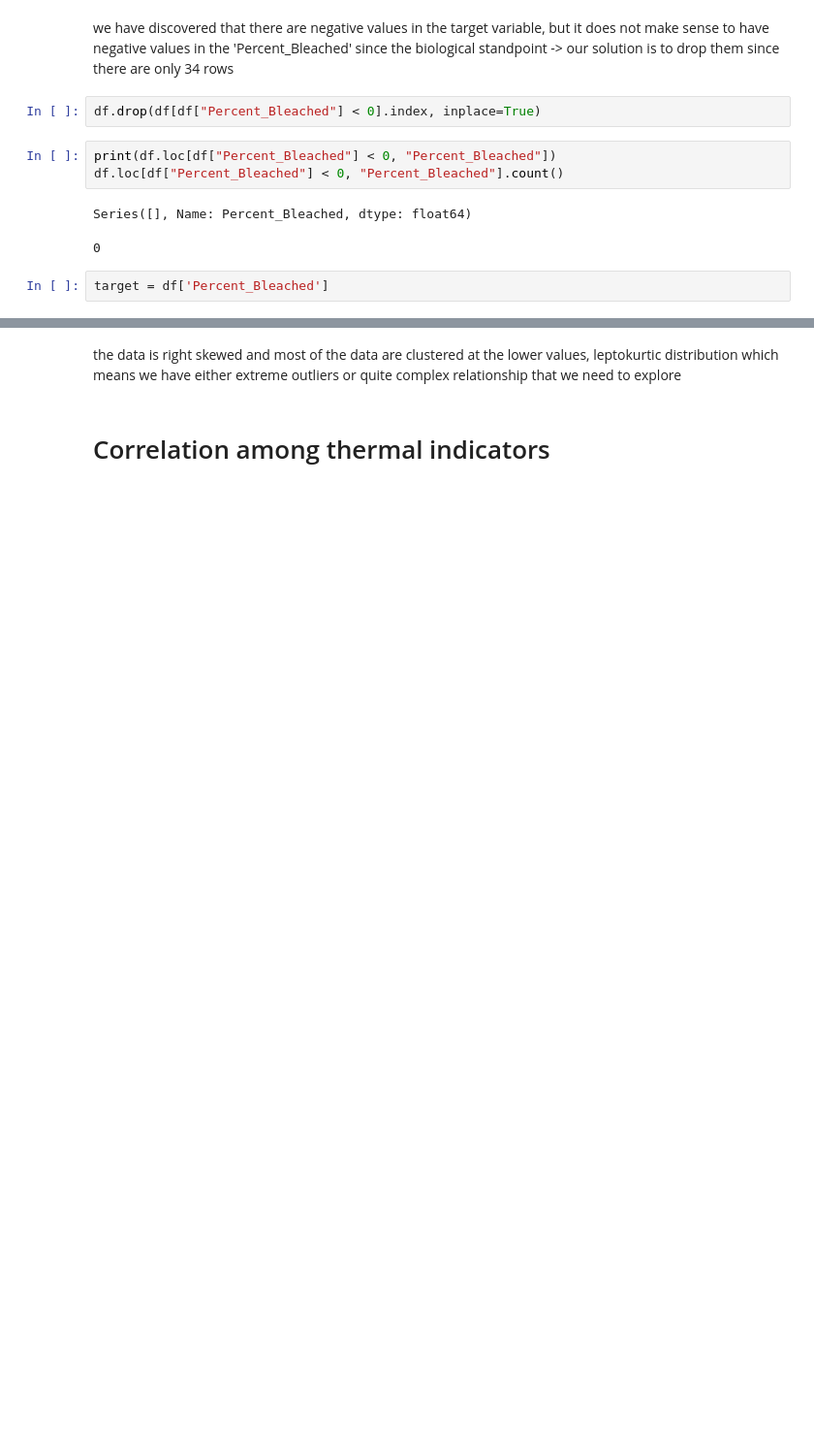
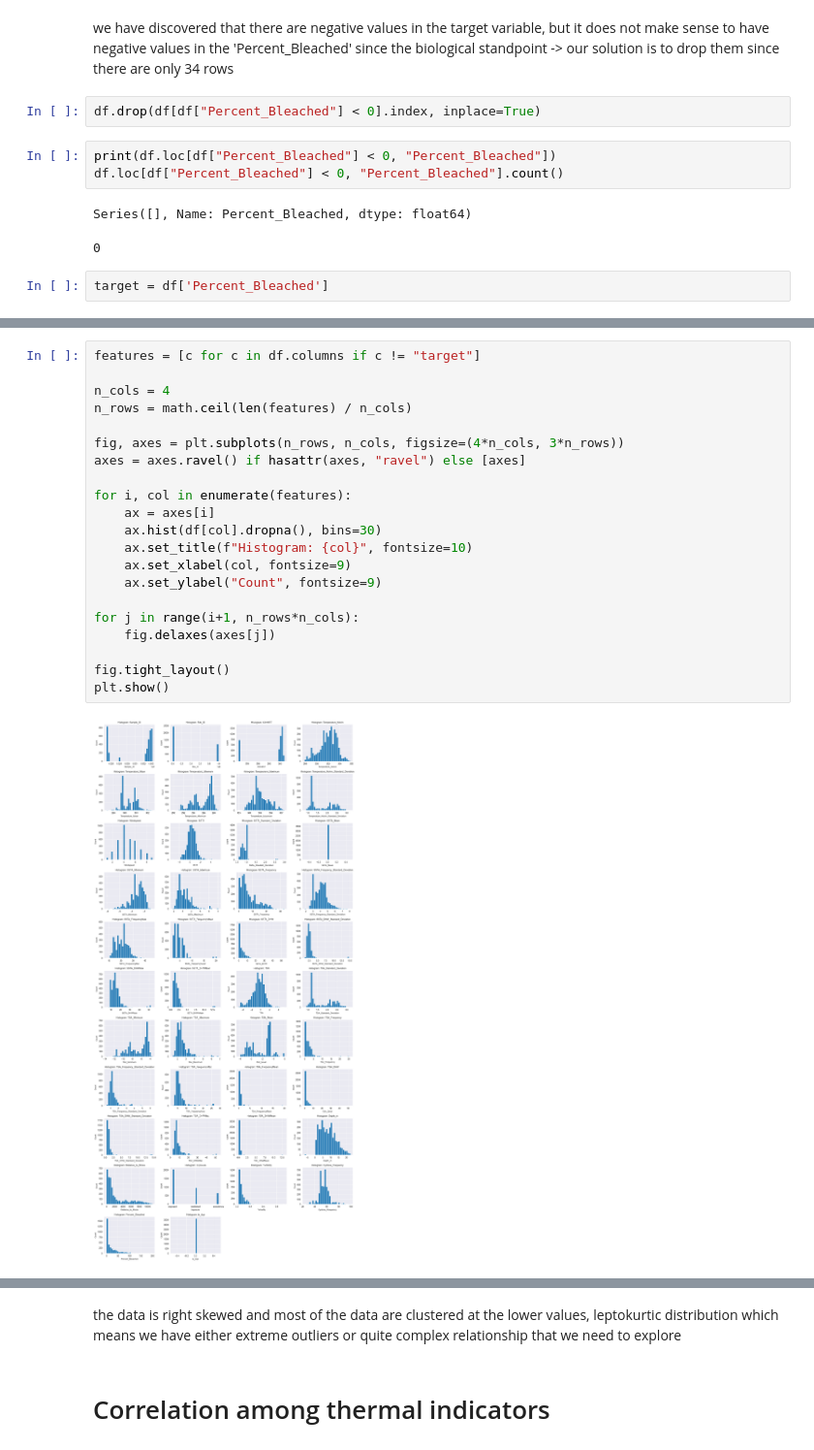
Before and after one commit to Saa1amand3r/hackthefuture2025, a Jupyter notebook: notebooks/02_eda.ipynb, the cells around one changed output, grey strips where cells are left out. Shown at 97% size. Cells and saved outputs as stored; diff of their text form; blank space fills up the shorter version.

```diff
--- a/notebooks/02_eda.ipynb
+++ b/notebooks/02_eda.ipynb
@@ -91,3 +97,26 @@ sns.displot(target)
+# %%
+features = [c for c in df.columns if c != "target"]
+
+n_cols = 4
+n_rows = math.ceil(len(features) / n_cols)
+
+fig, axes = plt.subplots(n_rows, n_cols, figsize=(4*n_cols, 3*n_rows))
+axes = axes.ravel() if hasattr(axes, "ravel") else [axes]
+
+for i, col in enumerate(features):
+    ax = axes[i]
+    ax.hist(df[col].dropna(), bins=30)
+    ax.set_title(f"Histogram: {col}", fontsize=10)
+    ax.set_xlabel(col, fontsize=9)
+    ax.set_ylabel("Count", fontsize=9)
+
+for j in range(i+1, n_rows*n_cols):
+    fig.delaxes(axes[j])
+
+fig.tight_layout()
+plt.show()
+# %% [output]
+[figure, added]
 # %%
 print("Skewness: %f" % target.skew())
 print("Kurtosis: %f" % target.kurt())
```
Also changed, not shown: parts of 20 cells of this notebook.
